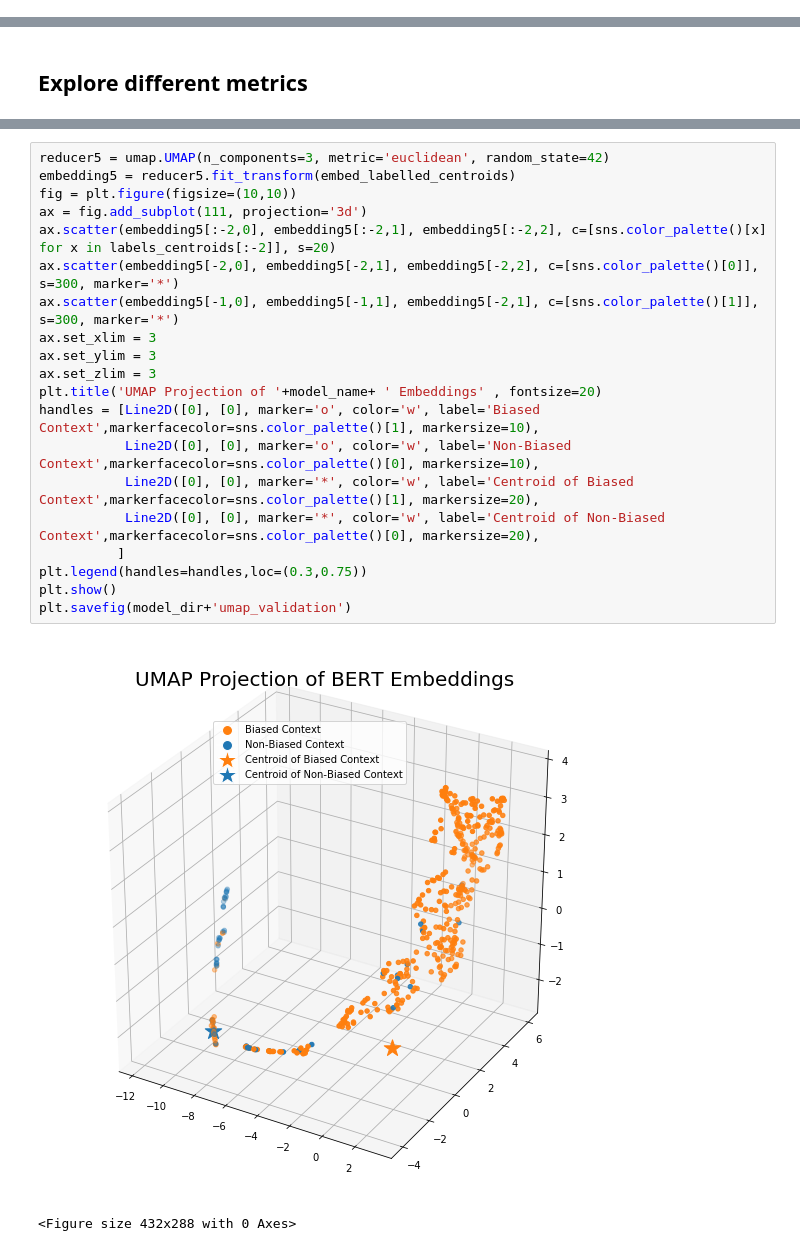
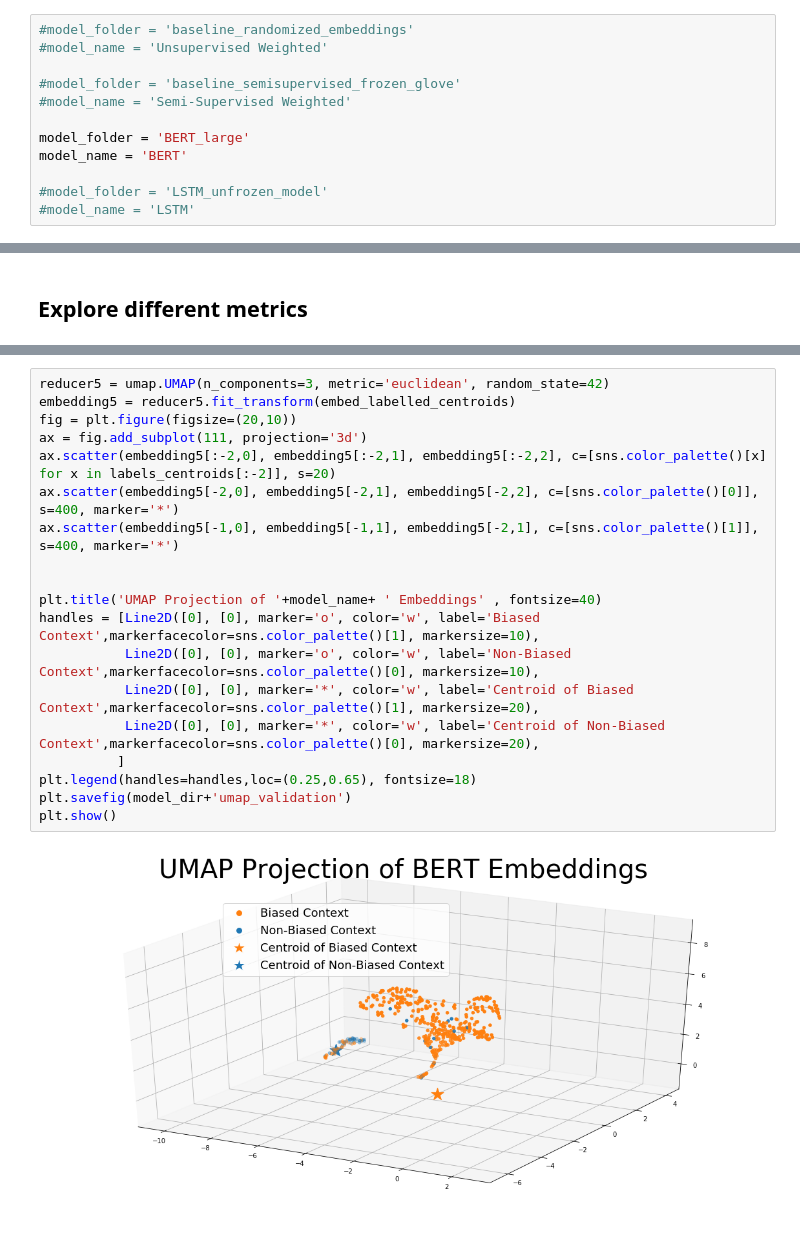
Before and after one commit to elliotgsilva/BiasedLanguageDetection, a Jupyter notebook: plot_embedding.ipynb, the cells around one changed output, grey strips where cells are left out. Saved outputs shown, nothing was run; the diff lists cells and outputs as text.

Commit message:
update umap plots

```diff
--- a/plot_embedding.ipynb
+++ b/plot_embedding.ipynb
@@ -32,0 +29,12 @@ model_dir = data_dir + '/' + model_folder + '/'
+# %%
+#model_folder = 'baseline_randomized_embeddings'
+#model_name = 'Unsupervised Weighted'
+
+#model_folder = 'baseline_semisupervised_frozen_glove'
+#model_name = 'Semi-Supervised Weighted'
+
+model_folder = 'BERT_large'
+model_name = 'BERT'
+
+#model_folder = 'LSTM_unfrozen_model'
+#model_name = 'LSTM'
@@ -97,23 +106,21 @@ plt.show()
 # %%
 reducer5 = umap.UMAP(n_components=3, metric='euclidean', random_state=42)
 embedding5 = reducer5.fit_transform(embed_labelled_centroids)
-fig = plt.figure(figsize=(10,10))
+fig = plt.figure(figsize=(20,10))
 ax = fig.add_subplot(111, projection='3d')
 ax.scatter(embedding5[:-2,0], embedding5[:-2,1], embedding5[:-2,2], c=[sns.color_palette()[x] for x in labels_centroids[:-2]], s=20)
-ax.scatter(embedding5[-2,0], embedding5[-2,1], embedding5[-2,2], c=[sns.color_palette()[0]], s=300, marker='*')
-ax.scatter(embedding5[-1,0], embedding5[-1,1], embedding5[-2,1], c=[sns.color_palette()[1]], s=300, marker='*')
-ax.set_xlim = 3
-ax.set_ylim = 3
-ax.set_zlim = 3
-plt.title('UMAP Projection of '+model_name+ ' Embeddings' , fontsize=20)
+ax.scatter(embedding5[-2,0], embedding5[-2,1], embedding5[-2,2], c=[sns.color_palette()[0]], s=400, marker='*')
+ax.scatter(embedding5[-1,0], embedding5[-1,1], embedding5[-2,1], c=[sns.color_palette()[1]], s=400, marker='*')
+
+
+plt.title('UMAP Projection of '+model_name+ ' Embeddings' , fontsize=40)
 handles = [Line2D([0], [0], marker='o', color='w', label='Biased Context',markerfacecolor=sns.color_palette()[1], markersize=10),
            Line2D([0], [0], marker='o', color='w', label='Non-Biased Context',markerfacecolor=sns.color_palette()[0], markersize=10),
            Line2D([0], [0], marker='*', color='w', label='Centroid of Biased Context',markerfacecolor=sns.color_palette()[1], markersize=20),
            Line2D([0], [0], marker='*', color='w', label='Centroid of Non-Biased Context',markerfacecolor=sns.color_palette()[0], markersize=20),
           ]
-plt.legend(handles=handles,loc=(0.3,0.75))
+plt.legend(handles=handles,loc=(0.25,0.65), fontsize=18)
+plt.savefig(model_dir+'umap_validation')
 plt.show()
-plt.savefig(model_dir+'umap_validation')
 # %% [output]
-[figure, old version]
+[figure, new version]
-<Figure size 432x288 with 0 Axes>
```
Also changed, not shown: parts of 5 cells of this notebook, 8 other files.
